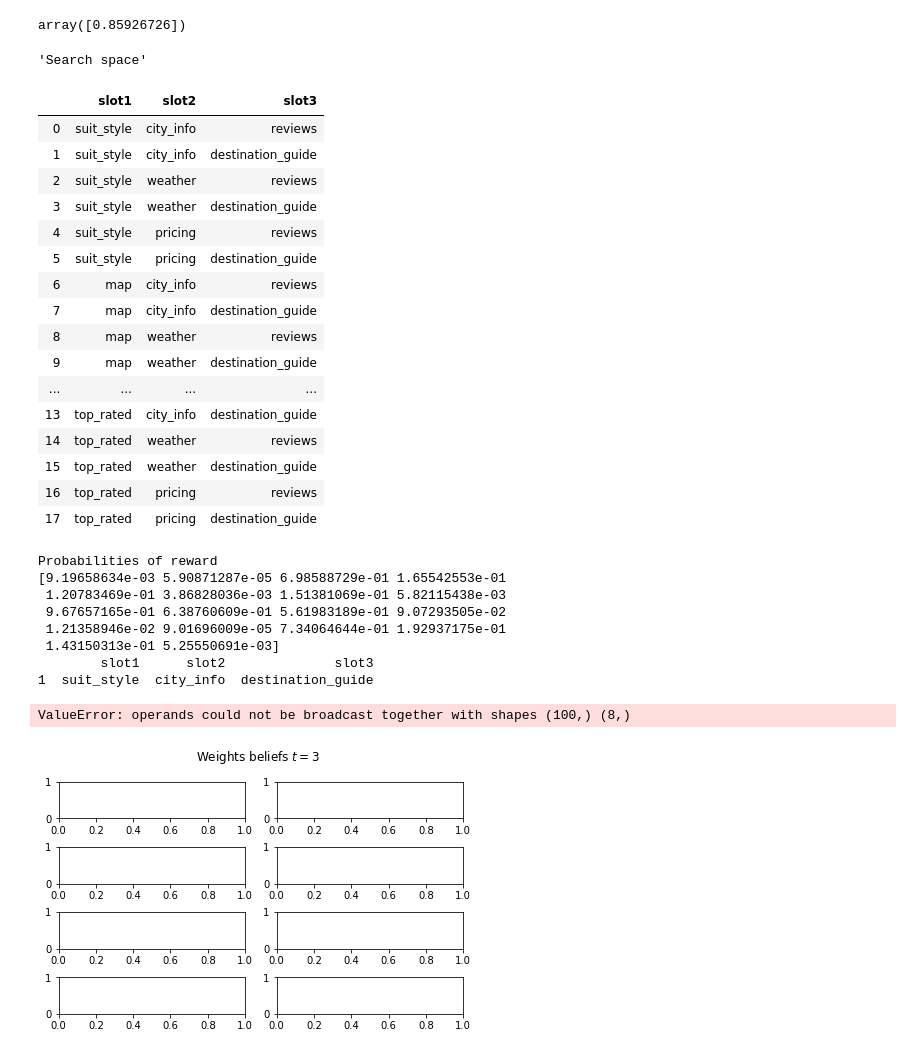
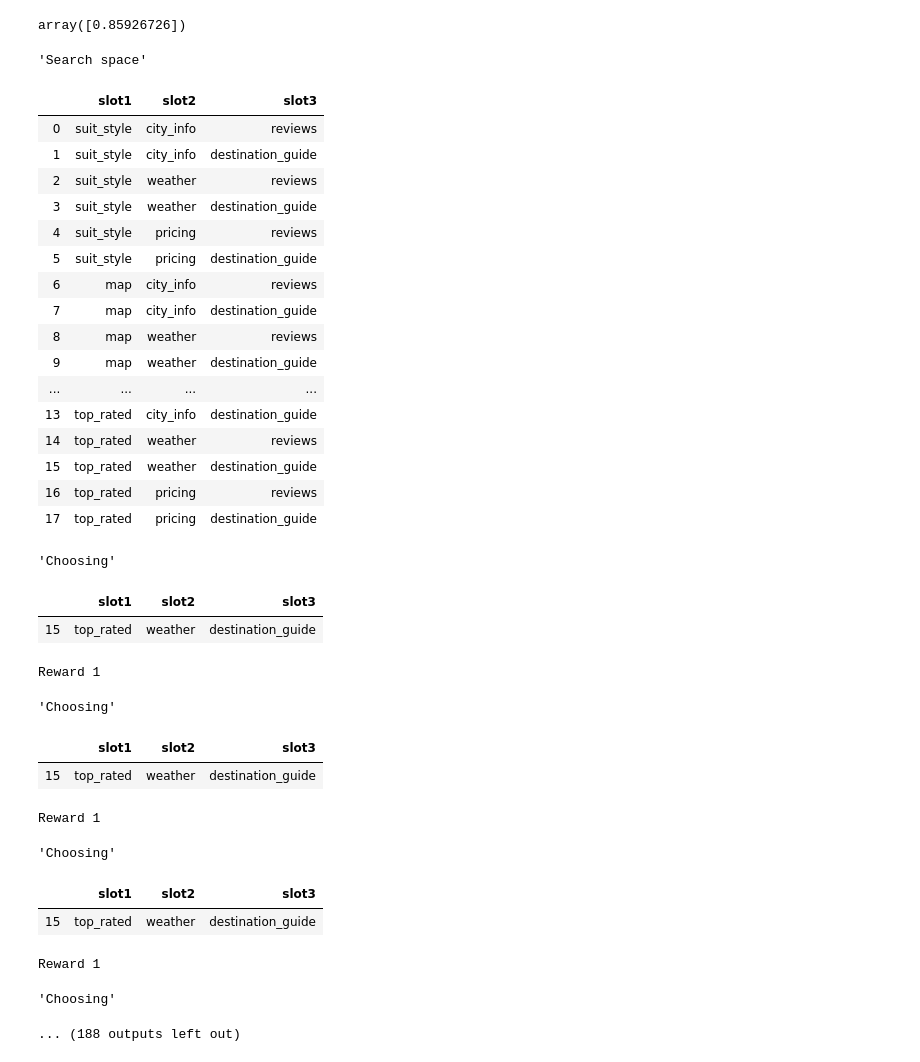
Before and after one commit to rfdickerson/multiarmed-bandits, a Jupyter notebook: Contextual Bandits.ipynb, the cells around one changed output. Saved outputs shown, nothing was run; the diff lists cells and outputs as text; code cells hidden in the pictures.

```diff
--- a/Contextual Bandits.ipynb
+++ b/Contextual Bandits.ipynb
@@ -482,7 +482,7 @@ def thompson_step(mu, sigma, H):
     # get context
     c = "web"
 
-    # sample from the weights posterior
+    # sample from the posterior for each of the weights
     w = np.random.normal(mu, sigma)
 
     # generate the search space
@@ -494,60 +494,67 @@ def thompson_step(mu, sigma, H):
     # compute the posteriors for each
     s = np.sum(w * s, axis=1)
     s = norm.cdf(s)
-    print("Probabilities of reward")
-    print(s)
 
     # find the most likely layout to receive reward
-    best_index = np.argmin(s)
+    best_index = np.argmax(s)
     best_layout = St.iloc[[best_index]]
 
     #simulate and observe behavior
     choices = to_categories(best_layout, columns=["slot1", "slot2", "slot3"])
-    print(choices)
+    reward = simulate_behavior(*choices)
+
+    display("Choosing", choices)
+    print("Reward {}".format(reward))
+
 
     mu, sigma = update(mu, sigma, best_layout.values, reward)
 
-    plot_weights(mu, sigma, i)
+    #plot_weights(mu, sigma, i)
 
     return mu, sigma, H
 # %%
 S = search_space()
+d = 8
 
 display("Search space", S)
 
 mu = np.zeros(d)
 sigma = np.ones(d)
 
 H = pd.DataFrame(columns=["slot1", "slot2", "slot3", "reward"])
 
-for t in range(3):
+for t in range(100):
     mu, sigma, H = thompson_step(mu, sigma, H)
 # %% [output]
 'Search space'
 |  | slot1 | slot2 | slot3 |
 | 0 | suit_style | city_info | reviews |
 | 1 | suit_style | city_info | destination_guide |
 | 2 | suit_style | weather | reviews |
 | 3 | suit_style | weather | destination_guide |
 | 4 | suit_style | pricing | reviews |
 | 5 | suit_style | pricing | destination_guide |
 | 6 | map | city_info | reviews |
 | 7 | map | city_info | destination_guide |
 | 8 | map | weather | reviews |
 | 9 | map | weather | destination_guide |
 | ... | ... | ... | ... |
 | 13 | top_rated | city_info | destination_guide |
 | 14 | top_rated | weather | reviews |
 | 15 | top_rated | weather | destination_guide |
 | 16 | top_rated | pricing | reviews |
 | 17 | top_rated | pricing | destination_guide |
-Probabilities of reward
-[9.19658634e-03 5.90871287e-05 6.98588729e-01 1.65542553e-01
- 1.20783469e-01 3.86828036e-03 1.51381069e-01 5.82115438e-03
- 9.67657165e-01 6.38760609e-01 5.61983189e-01 9.07293505e-02
- 1.21358946e-02 9.01696009e-05 7.34064644e-01 1.92937175e-01
- 1.43150313e-01 5.25550691e-03]
-        slot1      slot2              slot3
-1  suit_style  city_info  destination_guide
+'Choosing'
+|  | slot1 | slot2 | slot3 |
+| 15 | top_rated | weather | destination_guide |
-ValueError: operands could not be broadcast together with shapes (100,) (8,)
+Reward 1
-[figure, removed]
+'Choosing'
+|  | slot1 | slot2 | slot3 |
+| 15 | top_rated | weather | destination_guide |
+Reward 1
+'Choosing'
+|  | slot1 | slot2 | slot3 |
+| 15 | top_rated | weather | destination_guide |
+Reward 1
+'Choosing'
+... (188 outputs left out)
```
